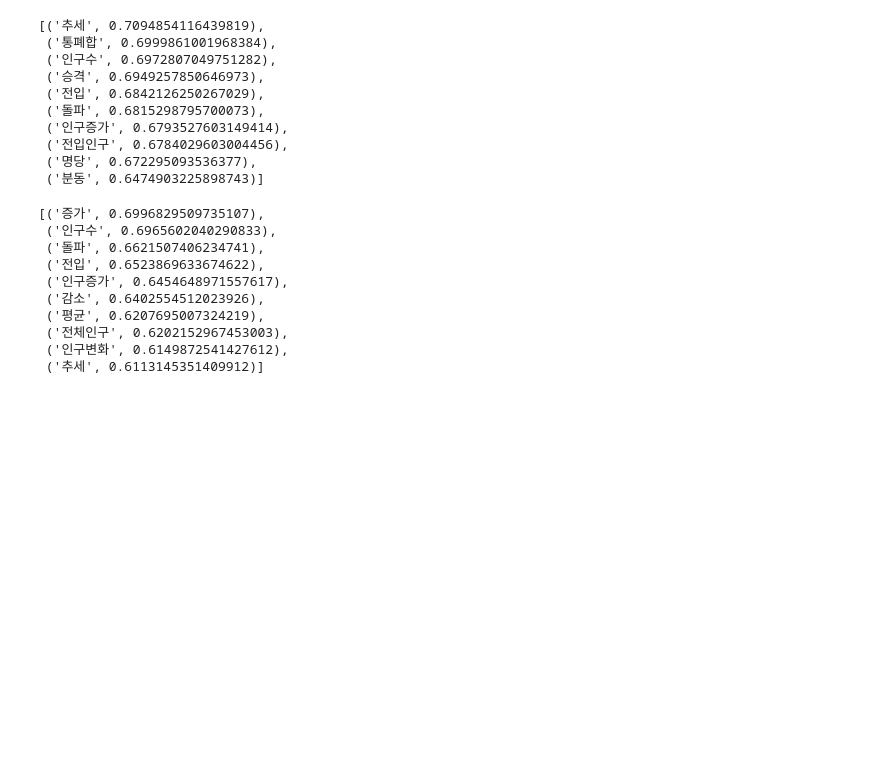
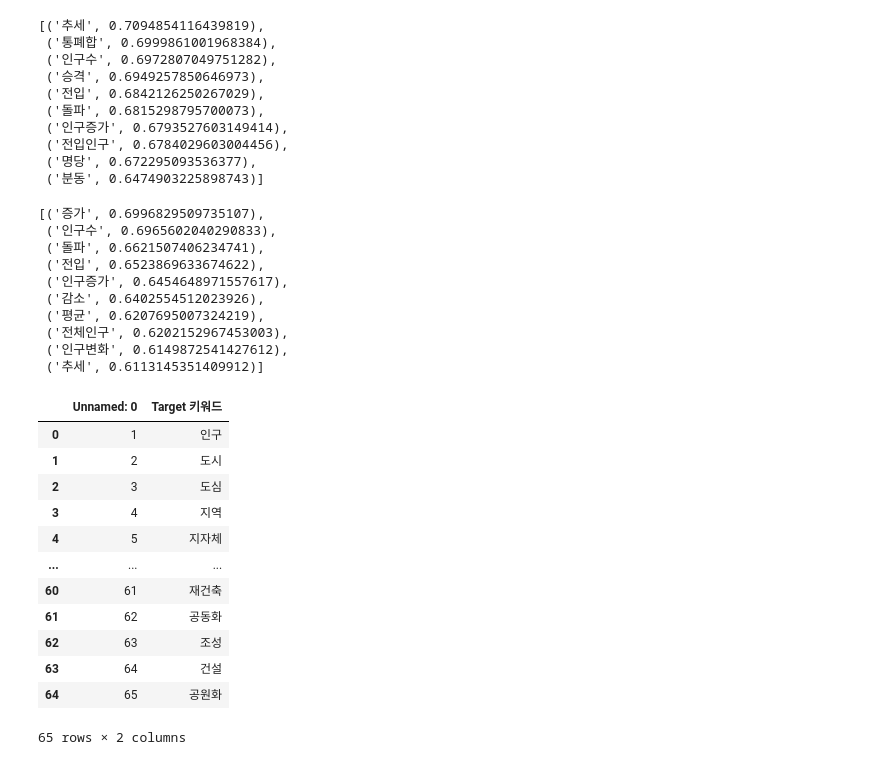
Before and after one commit to mglee815/UrbanTransformation, a Jupyter notebook: code/get_similar_keyword_by_w2v.ipynb, the cells around one changed output. Saved outputs shown, nothing was run; the diff lists cells and outputs as text; code cells hidden in the pictures; blank space fills up the shorter version.

```diff
--- a/code/get_similar_keyword_by_w2v.ipynb
+++ b/code/get_similar_keyword_by_w2v.ipynb
@@ -50 +97,17 @@ keyword_list = pd.read_excel("../data/Text_keyword.xlsx")
+# %%
+keyword_list
+# %% [output]
+|  | Unnamed: 0 | Target 키워드 |
+| 0 | 1 | 인구 |
+| 1 | 2 | 도시 |
+| 2 | 3 | 도심 |
+| 3 | 4 | 지역 |
+| 4 | 5 | 지자체 |
+| ... | ... | ... |
+| 60 | 61 | 재건축 |
+| 61 | 62 | 공동화 |
+| 62 | 63 | 조성 |
+| 63 | 64 | 건설 |
+| 64 | 65 | 공원화 |
+65 rows × 2 columns
 # %%
```
Also changed, not shown: parts of 12 cells of this notebook, 3 other files.
